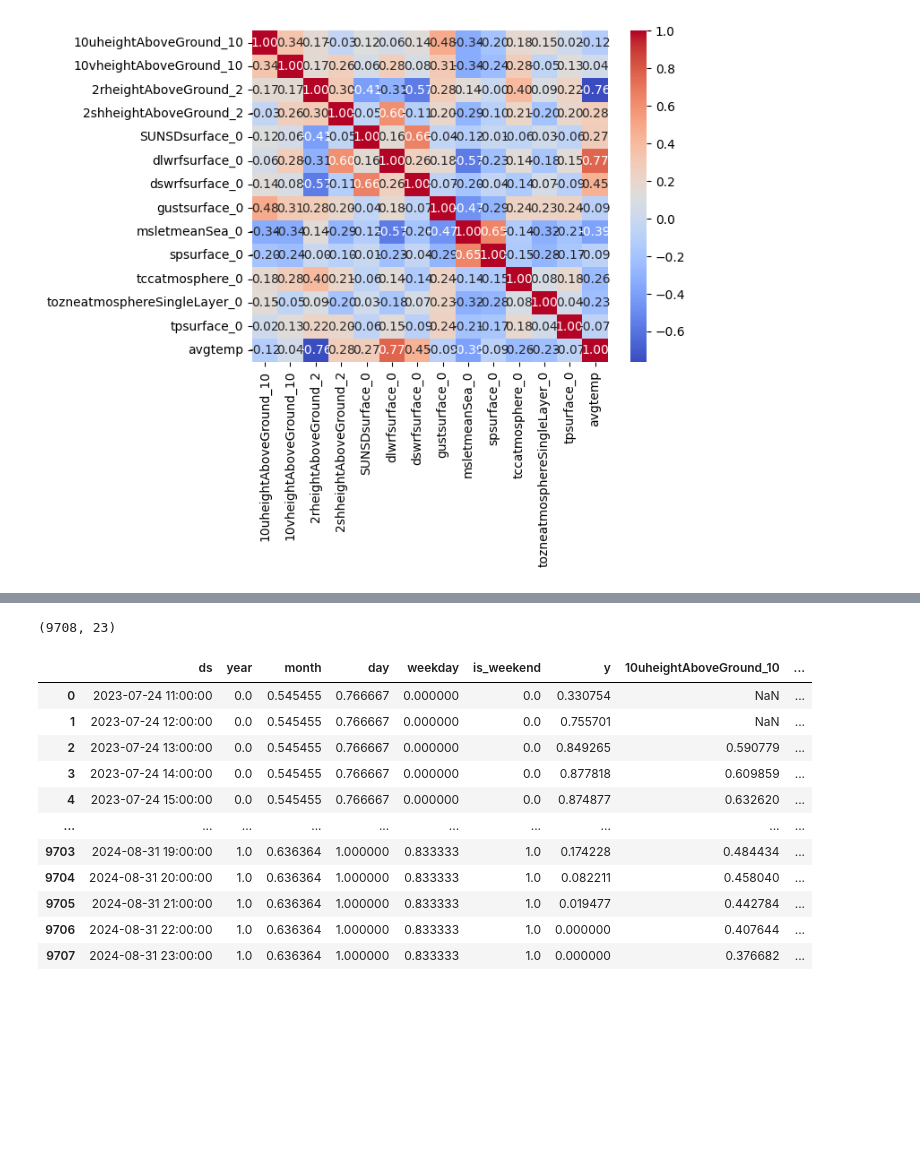
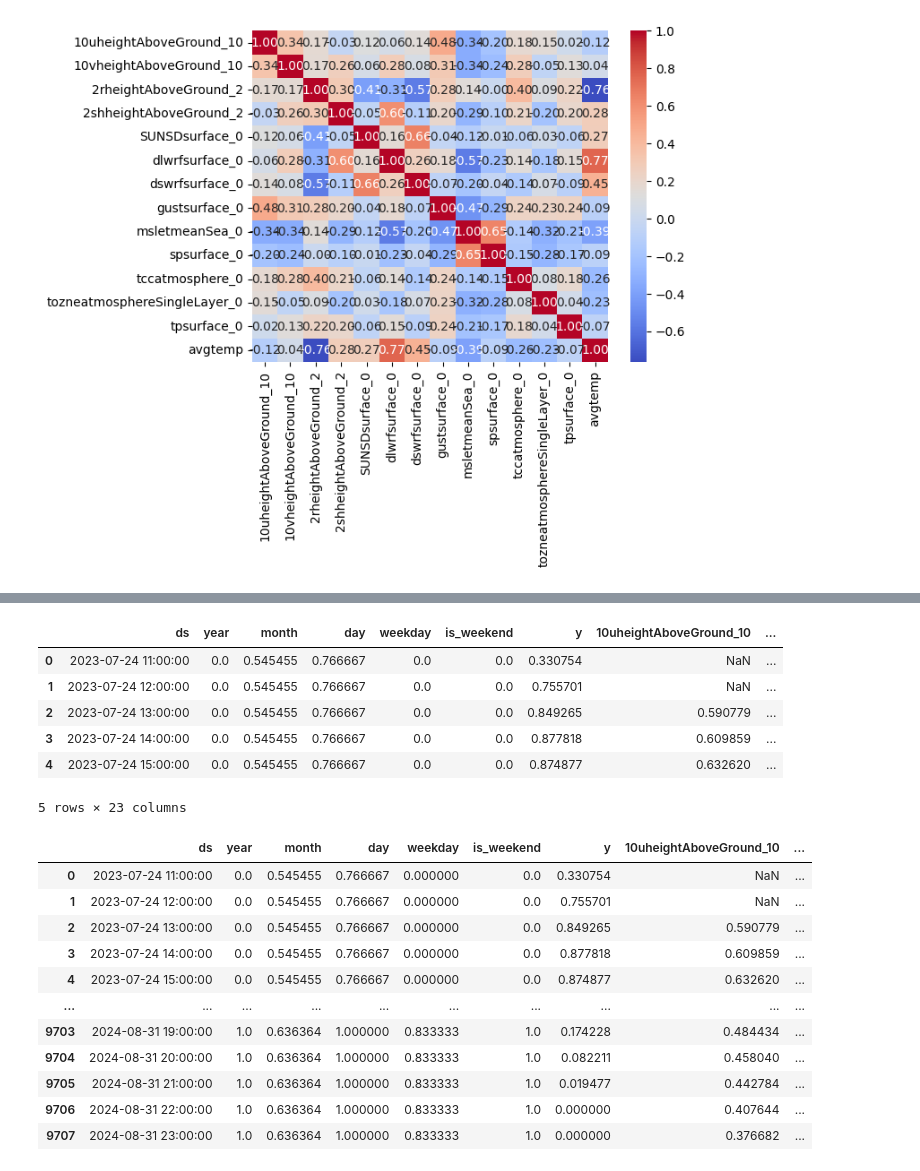
Before and after one commit to Daryox/Repsol-Datathon, a Jupyter notebook: Final Delivery/climate coders.ipynb, the cells around one changed output, grey strips where cells are left out. Cells and saved outputs as stored; diff of their text form; code cells hidden in the pictures; blank space fills up the shorter version.

```diff
--- a/Final Delivery/climate coders.ipynb
+++ b/Final Delivery/climate coders.ipynb
@@ -420,9 +418,15 @@ for col in generation.columns:
         scalers[col] = MinMaxScaler()
         generation[col] = scalers[col].fit_transform(generation[[col]])
 # %%
-generation.shape
+generation.head()
 # %% [output]
+|  | ds | year | month | day | weekday | is_weekend | y | 10uheightAboveGround_10 | ... |
+| 0 | 2023-07-24 11:00:00 | 0.0 | 0.545455 | 0.766667 | 0.0 | 0.0 | 0.330754 | NaN | ... |
+| 1 | 2023-07-24 12:00:00 | 0.0 | 0.545455 | 0.766667 | 0.0 | 0.0 | 0.755701 | NaN | ... |
+| 2 | 2023-07-24 13:00:00 | 0.0 | 0.545455 | 0.766667 | 0.0 | 0.0 | 0.849265 | 0.590779 | ... |
+| 3 | 2023-07-24 14:00:00 | 0.0 | 0.545455 | 0.766667 | 0.0 | 0.0 | 0.877818 | 0.609859 | ... |
+| 4 | 2023-07-24 15:00:00 | 0.0 | 0.545455 | 0.766667 | 0.0 | 0.0 | 0.874877 | 0.632620 | ... |
-(9708, 23)
+5 rows × 23 columns
 # %%
 #missing_columns = generation.columns[generation.isnull().any()]
 #print("Columns with missing values:", missing_columns)
```
Also changed, not shown: parts of 7 cells of this notebook.
